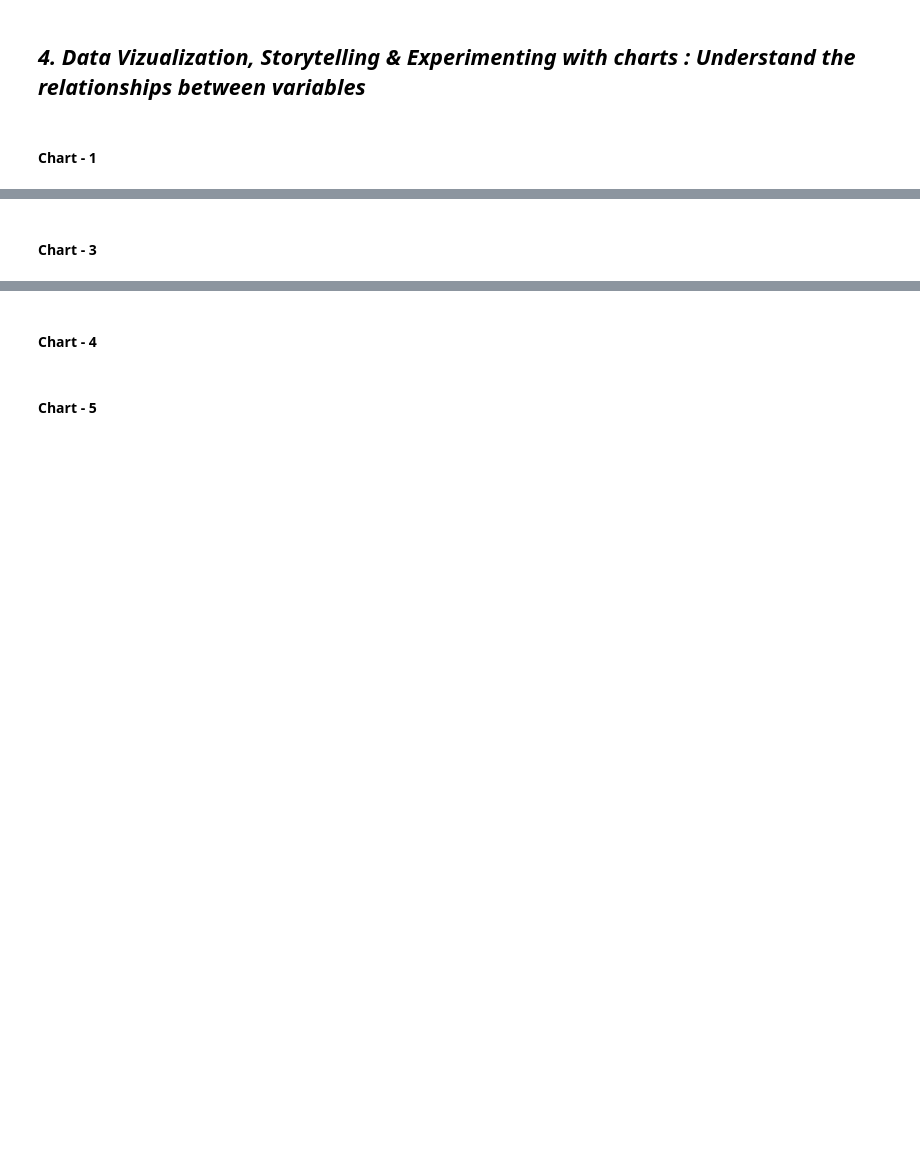
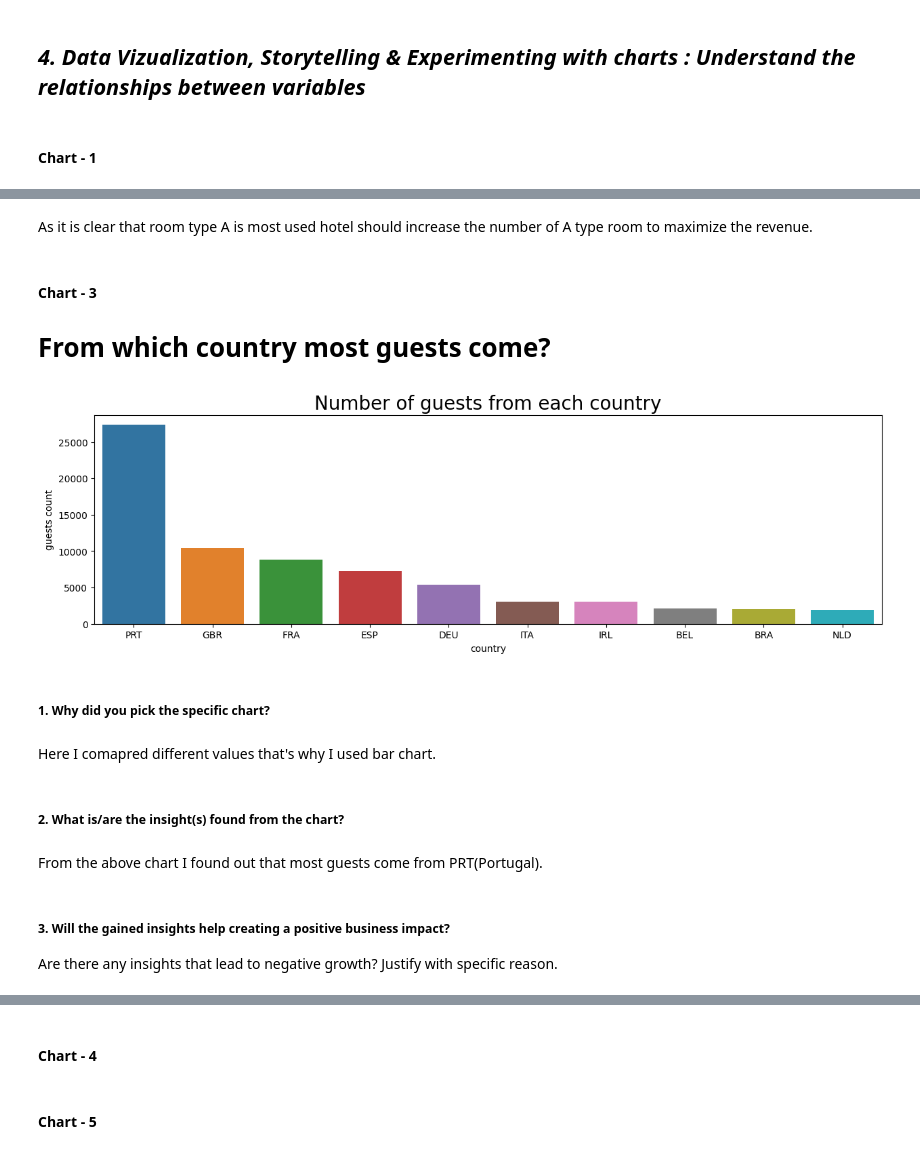
Before and after one commit to shabbir2931/EdA-Hotel-Booking, a Jupyter notebook: Hotel_Booking_Analysis.ipynb, the cells around one changed output, grey strips where cells are left out. Saved outputs shown, nothing was run; the diff lists cells and outputs as text; code cells hidden in the pictures; blank space fills up the shorter version.

```diff
--- a/Hotel_Booking_Analysis.ipynb
+++ b/Hotel_Booking_Analysis.ipynb
@@ -551,2 +526,29 @@ plt.show()
+# %% [markdown]
+As it is clear that room type A is most used hotel should increase the number of A type room to maximize the revenue.
 # %% [markdown]
 #### Chart - 3
+# **From which country most guests come?**
+# %%
+# Chart - 6 visualization code
+# Coounting number of guests from various countries and changing column names
+country_df = hb_df1['country'].value_counts().reset_index().rename(columns={'index': 'country','country': 'guests count'})[:10]
+
+# Visualising the values on a bar chart
+# setting the graph size
+plt.figure(figsize=(15,4))
+sns.barplot(x=country_df['country'], y=country_df['guests count'])
+plt.title('Number of guests from each country', fontsize=20)
+plt.show()
+# %% [output]
+[figure, added]
+# %% [markdown]
+##### 1. Why did you pick the specific chart?
+# %% [markdown]
+Here I comapred different values that's why I used bar chart.
+# %% [markdown]
+##### 2. What is/are the insight(s) found from the chart?
+# %% [markdown]
+From the above chart I found out that most guests come from PRT(Portugal).
+# %% [markdown]
+##### 3. Will the gained insights help creating a positive business impact?
+Are there any insights that lead to negative growth? Justify with specific reason.
```
Also changed, not shown: parts of 24 cells of this notebook.
